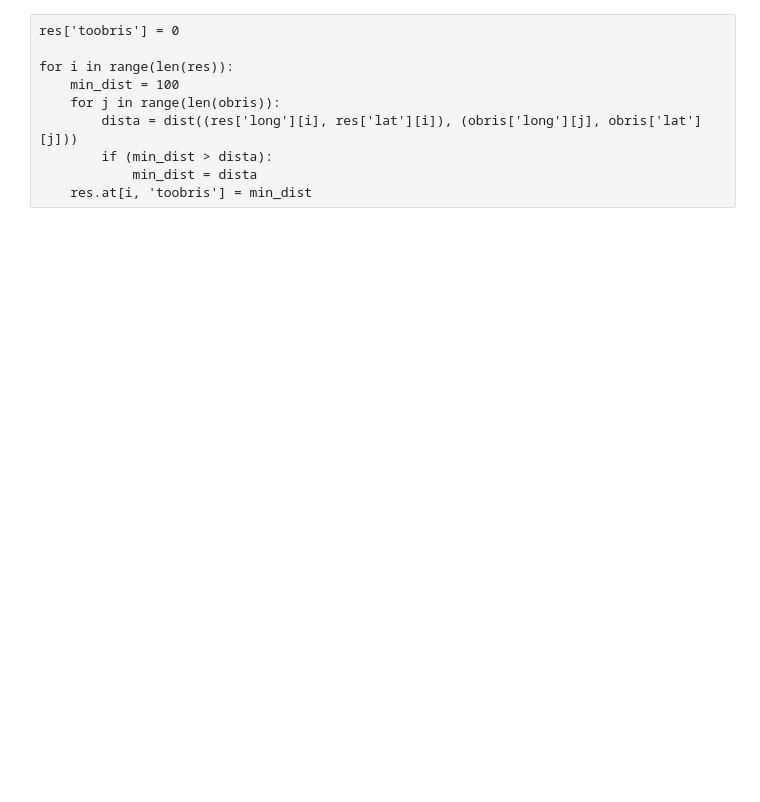
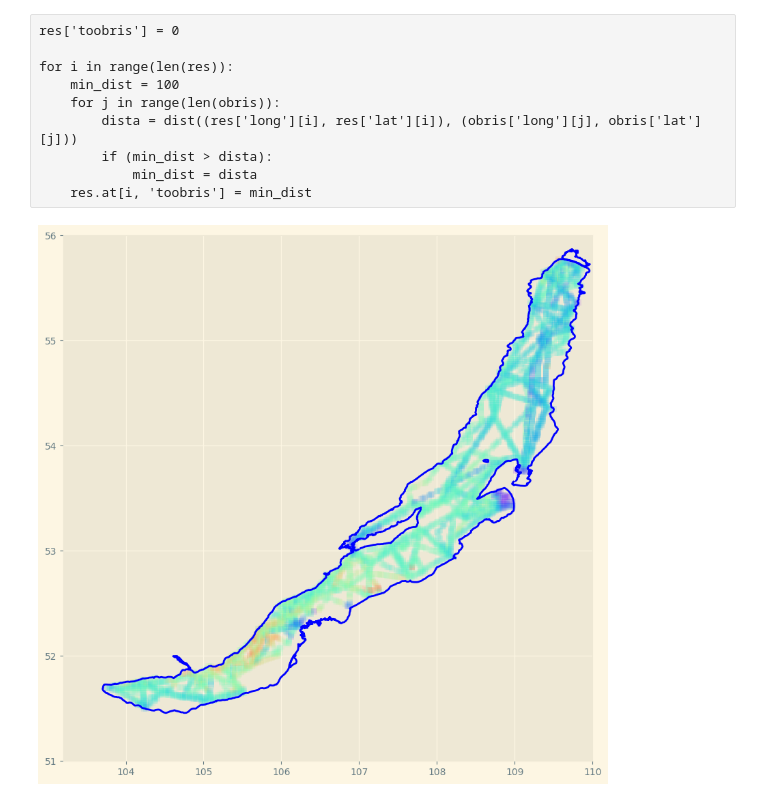
Before and after one commit to pestunov/BaikalDataHandler, a Jupyter notebook: AllSea.ipynb, the cells around one changed output. Cells and saved outputs as stored; diff of their text form; code cells hidden in the pictures; blank space fills up the shorter version.

```diff
--- a/AllSea.ipynb
+++ b/AllSea.ipynb
@@ -30,7 +29,7 @@ obrisData = f"{driver}1_Data1/obris/obris.dat"
 batimetrFile = f"{driver}1_Data1/batimetria/b1.txt"
 # srcData = "~/methaneSea.dat
 # %%
-df = pd.read_csv(srcData,
+df = pd.read_csv( f"{pwd}AllSea.txt",
                  header=0,
                  # skip_blank_lines=True,
                  skipinitialspace=True,
@@ -153,6 +347,6 @@ plt.plot(obris['long'], obris['lat'], 'b-')
 # %%
-longStep = 0.01
-latStep = 0.005
+longStep = 0.02
+latStep = 0.01
 
 df['long'] = (df['Longitude']/longStep).round()*longStep
 df['lat'] = (df['Latitude']/latStep).round()*latStep
@@ -160,6 +370,6 @@ df['year'] = df['DateTime'].dt.year
 # %%
-#func_list = ['mean', 'count']
-func_list = ['mean']
+func_list = ['mean', 'count']
+#func_list = ['mean']
 cols_to_calc = {'pCO2Wtr': func_list,
                 'pCH4Wtr': func_list,
                 'cCO2Wtr': func_list,
@@ -180,7 +419,7 @@ func_list = ['mean', 'std', 'count']
 
 cols_to_calc = {('cCH4Wtr', 'mean'): func_list,
                 ('cCO2Wtr', 'mean'): func_list,
-                ('depth', 'mean'): func_list,
+                ('depth', 'mean'): ['mean'],
                }
 res = res.groupby(['long', 'lat'], as_index=False).agg(cols_to_calc)
 res
@@ -204,14 +459,16 @@ res.to_csv('all_methane.dat',
           )
 # %%
 %matplotlib inline
-valMax = res[('cCO2Wtr','mean')].max
-
+#valMax = res[('cCO2Wtr','mean')].max
+plt.rcParams['figure.figsize'] = [10,10]
 fig, ax = plt.subplots()
 ax.set_xlim(103.2, 110)
 ax.set_ylim(51, 56)
 
 # wether this or those
 ax.scatter(res['long'], res['lat'], c=res[('cCO2Wtr', 'mean', 'mean')], s=40, marker='s', linewidth=0, cmap='rainbow', alpha=0.1)
 ax.plot(obris['long'], obris['lat'], 'b-')
 
 fig.savefig('gis.png')
+# %% [output]
+[figure, added]
```
Also changed, not shown: parts of 24 cells of this notebook.
